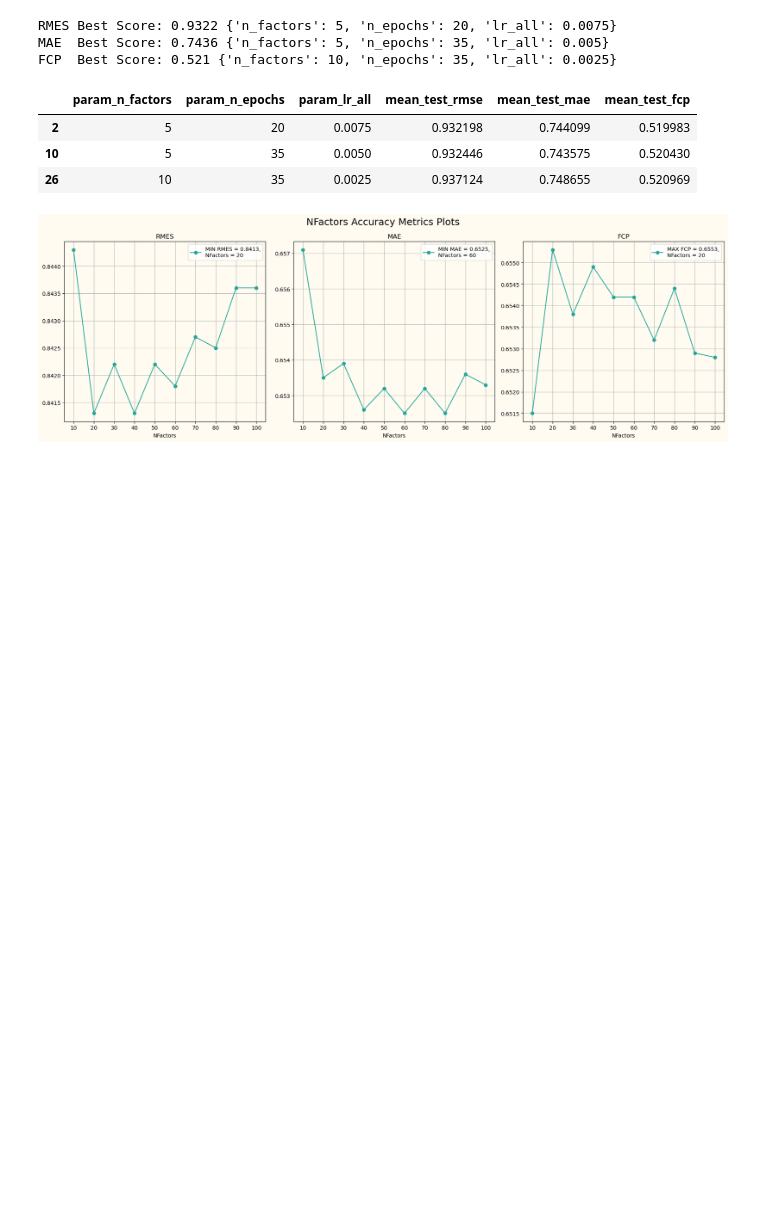
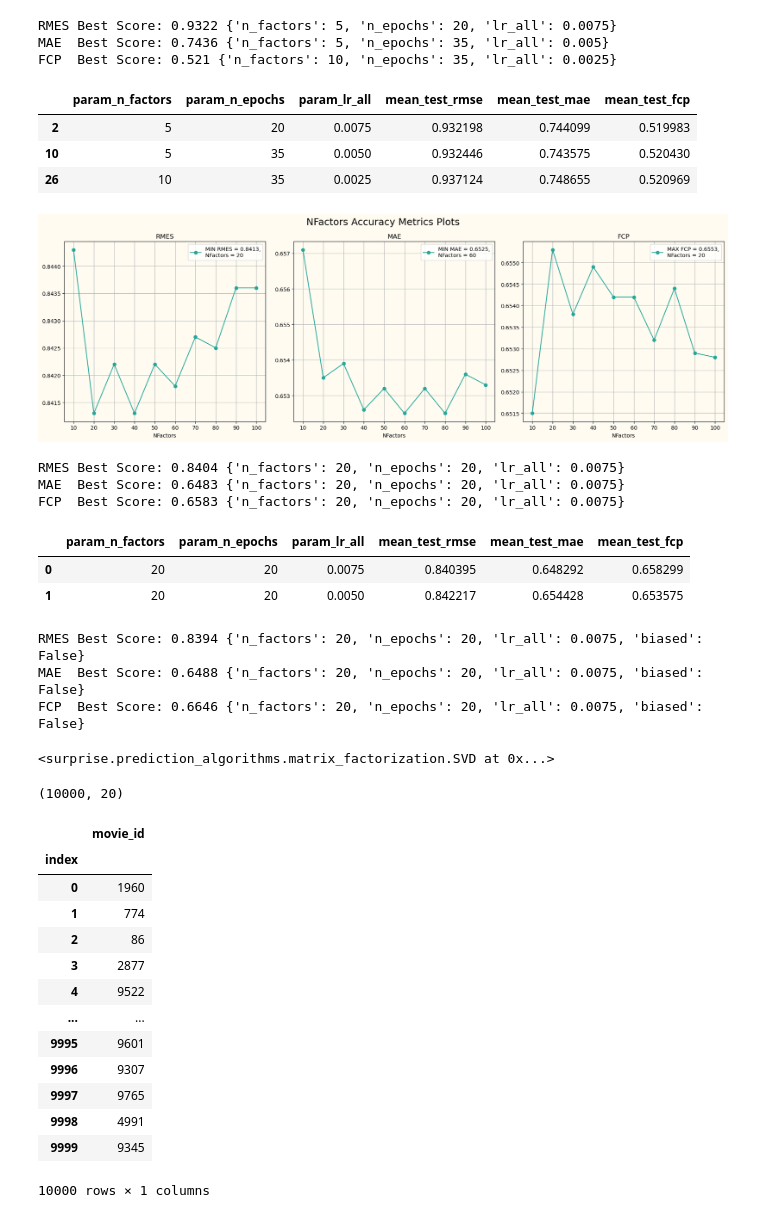
Before and after one commit to CamelSal/BookRecommender, a Jupyter notebook: SVD_Modeling.ipynb, the cells around one changed output. Cells and saved outputs as stored; diff of their text form; code cells hidden in the pictures; blank space fills up the shorter version.

```diff
--- a/SVD_Modeling.ipynb
+++ b/SVD_Modeling.ipynb
@@ -242,7 +242,7 @@ error_plts(nfacts_cv1,'NFactors')
 # %%
 model = FunkSVD()
 
-param_grid = {"n_factors": [20,40,60,80],"n_epochs": [25,35], "lr_all": [0.005,0.0025]}
+param_grid = {"n_factors": [20,40,60,80],"n_epochs": [20,35], "lr_all": [0.0075,0.005,0.0025]}
 gs3 = GridSearchCV(FunkSVD, param_grid, measures=["rmse", "mae", "fcp"], cv=5, n_jobs = 5)
 
 gs3.fit(split_data)
@@ -253,3 +253,65 @@ print('MAE  Best Score:', np.round(gs3.best_score["mae"],4),gs3.best_params["mae
 print('FCP  Best Score:', np.round(gs3.best_score["fcp"],4),gs3.best_params["fcp"])
 
 gr3 = pd.DataFrame(gs3.cv_results)[['param_n_factors','param_n_epochs','param_lr_all','mean_test_rmse','mean_test_mae','mean_test_fcp']]
+# %% [output]
+RMES Best Score: 0.8404 {'n_factors': 20, 'n_epochs': 20, 'lr_all': 0.0075}
+MAE  Best Score: 0.6483 {'n_factors': 20, 'n_epochs': 20, 'lr_all': 0.0075}
+FCP  Best Score: 0.6583 {'n_factors': 20, 'n_epochs': 20, 'lr_all': 0.0075}
+# %%
+gr3.iloc[[0,1]]
+# %% [output]
+|  | param_n_factors | param_n_epochs | param_lr_all | mean_test_rmse | mean_test_mae | mean_test_fcp |
+| 0 | 20 | 20 | 0.0075 | 0.840395 | 0.648292 | 0.658299 |
+| 1 | 20 | 20 | 0.0050 | 0.842217 | 0.654428 | 0.653575 |
+# %%
+model = FunkSVD()
+
+param_grid = {"n_factors": [20],"n_epochs": [20], "lr_all": [0.0075], 'biased': [True, False]}
+gs4 = GridSearchCV(FunkSVD, param_grid, measures=["rmse", "mae", "fcp"], cv=5, n_jobs = 5)
+
+gs4.fit(split_data)
+
+
+print('RMES Best Score:', np.round(gs4.best_score["rmse"],4) , gs4.best_params["rmse"])
+print('MAE  Best Score:', np.round(gs4.best_score["mae"],4),gs4.best_params["mae"])
+print('FCP  Best Score:', np.round(gs4.best_score["fcp"],4),gs4.best_params["fcp"])
+
+gr4 = pd.DataFrame(gs4.cv_results)[['param_biased','mean_test_rmse','mean_test_mae','mean_test_fcp']]
+# %% [output]
+RMES Best Score: 0.8394 {'n_factors': 20, 'n_epochs': 20, 'lr_all': 0.0075, 'biased': False}
+MAE  Best Score: 0.6488 {'n_factors': 20, 'n_epochs': 20, 'lr_all': 0.0075, 'biased': False}
+FCP  Best Score: 0.6646 {'n_factors': 20, 'n_epochs': 20, 'lr_all': 0.0075, 'biased': False}
+# %%
+my_data = Dataset.load_from_df(ratings_df, reader)
+trainset, testset = train_test_split(my_data, test_size=.20)
+# %%
+final_model = FunkSVD( n_factors = 20,
+                 n_epochs = 20,
+                 lr_all = 0.0075,
+                 biased = False)
+
+final_model.fit(trainset)
+# %% [output]
+<surprise.prediction_algorithms.matrix_factorization.SVD at 0x...>
+# %%
+final_model.qi.shape
+# %% [output]
+(10000, 20)
+# %%
+pd.DataFrame(list(trainset._raw2inner_id_items.items()
+),columns=['movie_id', 'index']).set_index('index', drop=True)
+# %% [output]
+|  | movie_id |
+| index |  |
+| 0 | 1960 |
+| 1 | 774 |
+| 2 | 86 |
+| 3 | 2877 |
+| 4 | 9522 |
+| ... | ... |
+| 9995 | 9601 |
+| 9996 | 9307 |
+| 9997 | 9765 |
+| 9998 | 4991 |
+| 9999 | 9345 |
+10000 rows × 1 columns
```
Also changed, not shown: parts of 3 cells of this notebook.
